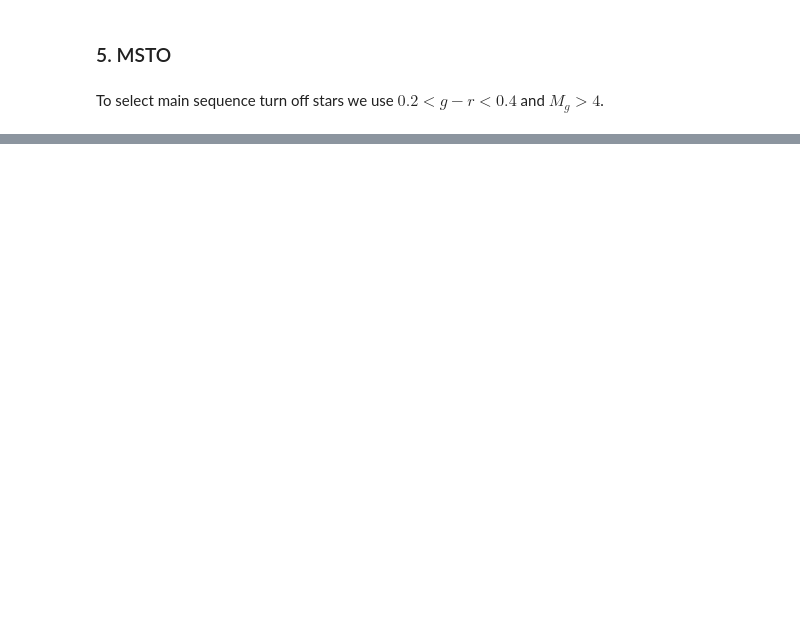
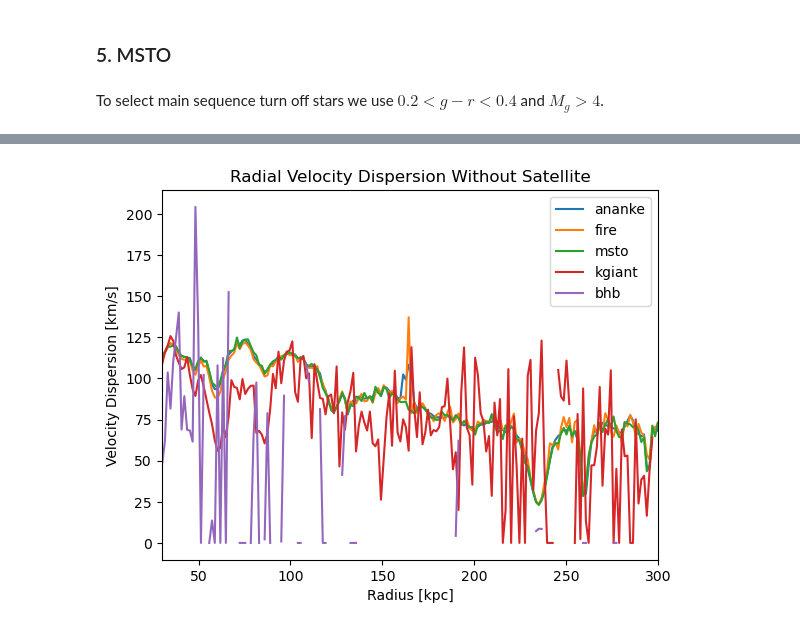
Before and after one commit to aeden2019/rubin_mw_mocks, a Jupyter notebook: src/analysis/Plots.ipynb, the cells around one changed output, grey strips where cells are left out. Cells and saved outputs as stored; diff of their text form; code cells hidden in the pictures; blank space fills up the shorter version.

```diff
--- a/src/analysis/Plots.ipynb
+++ b/src/analysis/Plots.ipynb
@@ -218,3 +344,9 @@ kgiant_v_disp = (kgiant_vtheta_disp_r**2 + kgiant_vphi_disp_r**2)**0.5
+# %%
+# Call the velocity dispersion function from beta.py
+kgiant_vr_disp_r_sat, kgiant_vtheta_disp_r_sat, kgiant_vphi_disp_r_sat = beta.velocity_dispersions_r(anankePosSat[kgiant_mask_sat], anankeVelSat[kgiant_mask_sat], bins, rmax)
+
+# Calculate radial velocity dispersion
+kgiant_v_disp_sat = (kgiant_vtheta_disp_r_sat**2 + kgiant_vphi_disp_r_sat**2)**0.5
 # %% [markdown]
 ### 5. MSTO
 # %% [markdown]
@@ -237,0 +380,6 @@ msto_v_disp = (msto_vtheta_disp_r**2 + msto_vphi_disp_r**2)**0.5
+# %%
+# Call the velocity dispersion function from beta.py
+msto_vr_disp_r_sat, msto_vtheta_disp_r_sat, msto_vphi_disp_r_sat = beta.velocity_dispersions_r(anankePosSat[msto_mask_sat], anankeVelSat[msto_mask_sat], bins, rmax)
+
+# Calculate radial velocity dispersion
+msto_v_disp_sat = (msto_vtheta_disp_r_sat**2 + msto_vphi_disp_r_sat**2)**0.5
@@ -286,0 +454,16 @@ plt.show()
+# %%
+# Graph binned beta
+fig, ax = plt.subplots()
+ax.plot(dr[1:], ananke_vr_disp_r_sat, label='ananke')
+ax.plot(dr[1:], fire_vr_disp_r_sat, label='fire')
+ax.plot(dr[1:], msto_vr_disp_r_sat, label='msto')
+ax.plot(dr[1:], kgiant_vr_disp_r_sat, label='kgiant')
+ax.plot(dr[1:], bhb_vr_disp_r_sat, label='bhb')
+ax.set_xlabel('Radius [kpc]')
+ax.set_ylabel('Velocity Dispersion [km/s]')
+ax.set_xlim(rmin, rmax)
+plt.legend()
+plt.title('Radial Velocity Dispersion Without Satellite')
+plt.show()
+# %% [output]
+[figure, added]
```
Also changed, not shown: parts of 41 cells of this notebook.
